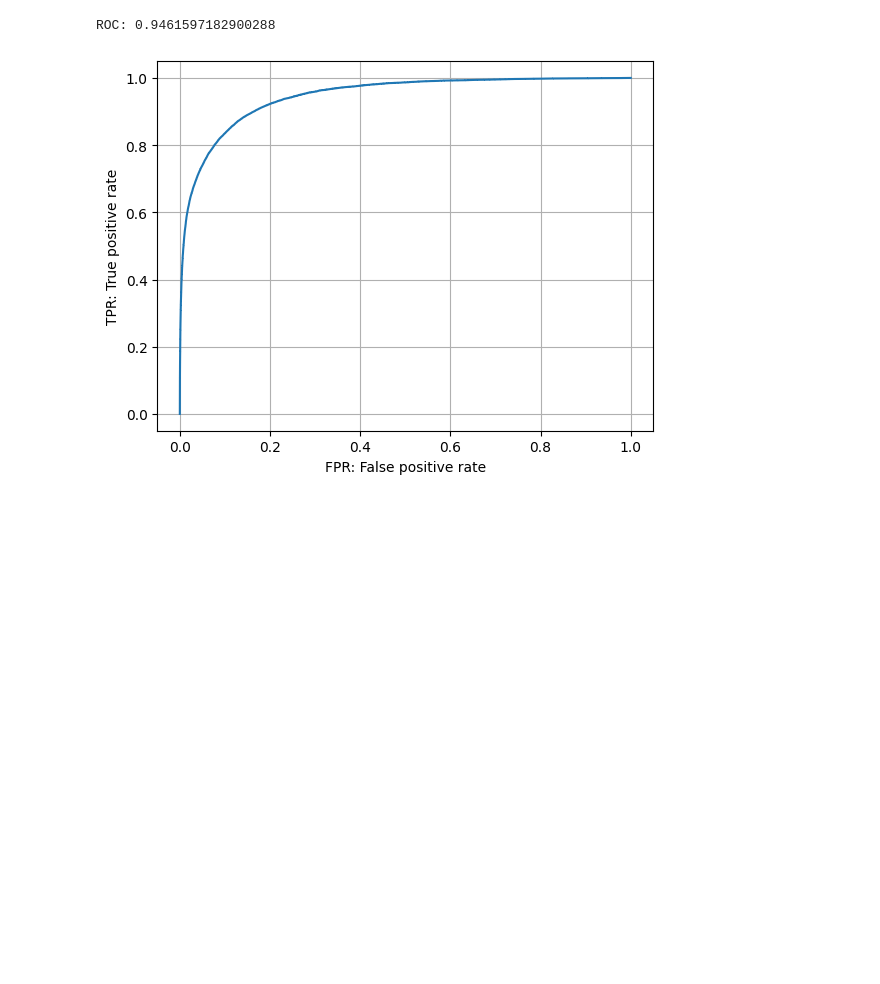
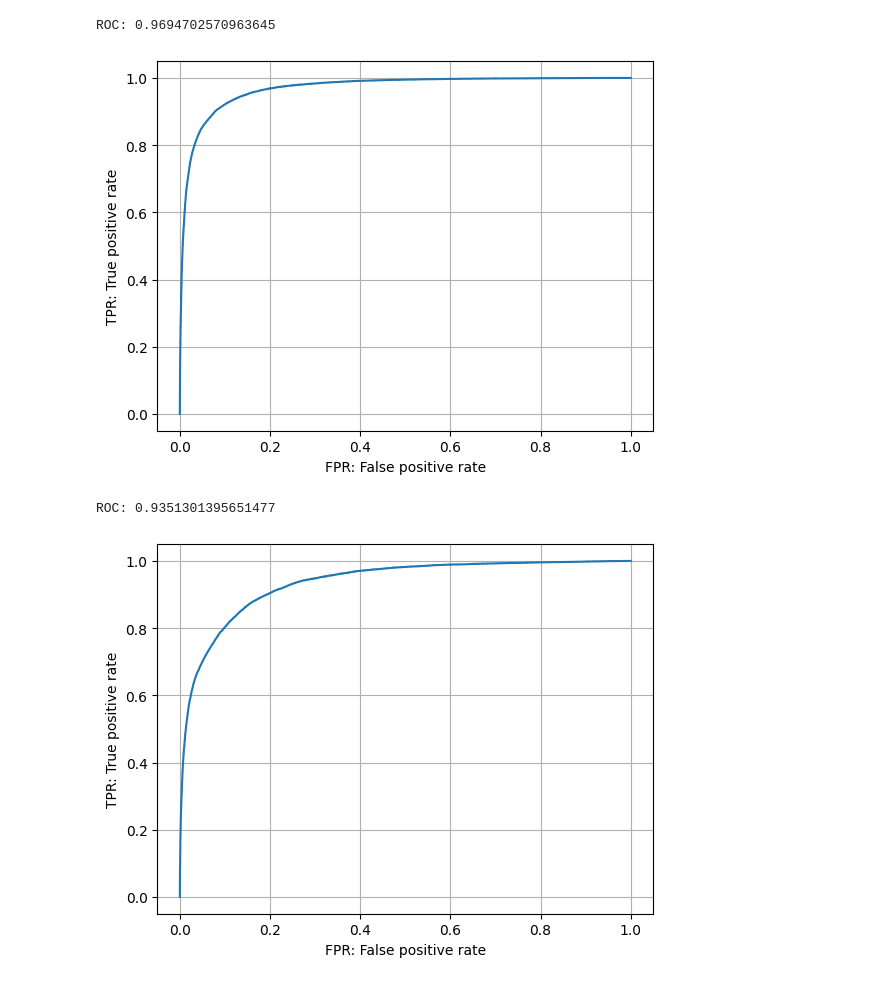
Before and after one commit to tishii2479/my-master-project, a Jupyter notebook: notebook/c.ipynb, the cells around one changed output. Drawn from its saved outputs; the diff is of its cells as text; code cells hidden in the pictures; blank space fills up the shorter version.

```diff
--- a/notebook/c.ipynb
+++ b/notebook/c.ipynb
@@ -354,0 +23,11 @@ for batch in tqdm(test_dataloader):
+# %%
+interaction_df, user_le, item_le = load_interaction_df(
+    last_review_date=last_review_date,
+    train_split_date=train_split_date,
+)
+
+train_dataset, test_dataset, user_embedding_weight = create_dataset(
+    interaction_df=interaction_df,
+    train_split_date=train_split_date,
+    test_split_date=test_split_date,
+)
@@ -355,11 +111,20 @@ for batch in tqdm(test_dataloader):
 # %%
-fpr, tpr, thresholds = roc_curve(y_true, y_pred)
-print("ROC:", roc_auc_score(y_true, y_pred))
+def plot_roc_auc(results: list[dict]):
+    fpr, tpr, _ = roc_curve(
+        results[-1]["target"]["y_true"], results[-1]["target"]["y_pred"]
+    )
+    print("ROC:", roc_auc_score(results[-1]["target"]["y_true"], results[-1]["target"]["y_pred"]))
 
-plt.plot(fpr, tpr)
-plt.xlabel('FPR: False positive rate')
-plt.ylabel('TPR: True positive rate')
-plt.grid()
+    plt.plot(fpr, tpr)
+    plt.xlabel("FPR: False positive rate")
+    plt.ylabel("TPR: True positive rate")
+    plt.grid()
+    plt.show()
+
+plot_roc_auc(train_results)
+plot_roc_auc(test_results)
 # %% [output]
-ROC: 0.9461597182900288
+ROC: 0.9694702570963645
-[figure, old version]
+[figure, new version]
+ROC: 0.9351301395651477
+[figure, added]
```
Also changed, not shown: parts of 15 cells of this notebook, 6 other files.
